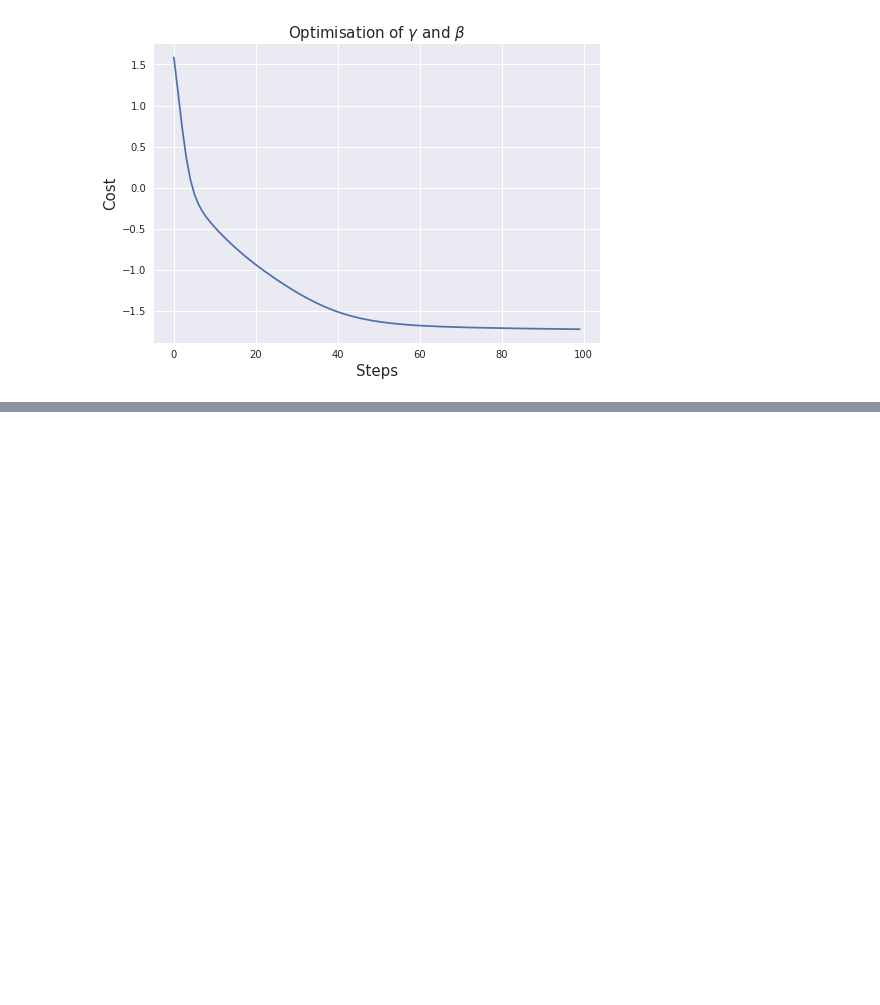
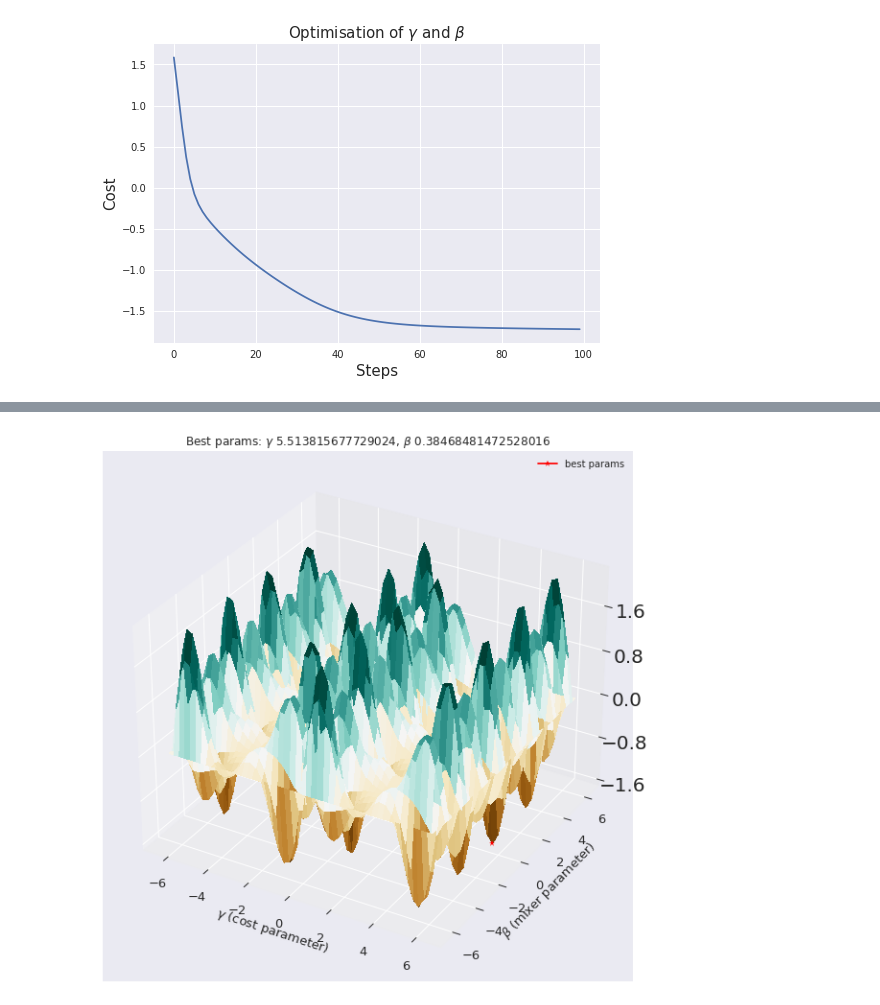
Before and after one commit to jacobljungberg/Testing_CVaR_on_QAOA, a Jupyter notebook: examples/10_HPCoordinateBasedLattice_toHamiltonian.ipynb, the cells around one changed output, grey strips where cells are left out. Saved outputs shown, nothing was run; the diff lists cells and outputs as text; code cells hidden in the pictures; blank space fills up the shorter version.

```diff
--- a/examples/10_HPCoordinateBasedLattice_toHamiltonian.ipynb
+++ b/examples/10_HPCoordinateBasedLattice_toHamiltonian.ipynb
@@ -190,0 +199,28 @@ plt.bar(range(2 ** len(qubits)), probs)
+# %%
+# Grid search
+p = 1 # grid search with p > 2 is messy
+
+start_gamma = -2*np.pi
+stop_gamma = 2*np.pi
+num_points_gamma = 50
+
+start_beta = -2*np.pi
+stop_beta = 2*np.pi
+num_points_beta = 50
+
+# Gamma
+X = np.linspace(start_gamma, stop_gamma, num_points_gamma)
+# Beta
+Y = np.linspace(start_beta, stop_beta, num_points_beta)
+
+grid_search_params, Z, i = grid_search(start_gamma,
+					stop_gamma,
+					num_points_gamma,
+					start_beta,
+					stop_beta,
+					num_points_beta,
+					average_cost,
+					above = False,
+					save = False)
+# %% [output]
+[figure, added]
```
Also changed, not shown: parts of 8 cells of this notebook, 1 other file.
